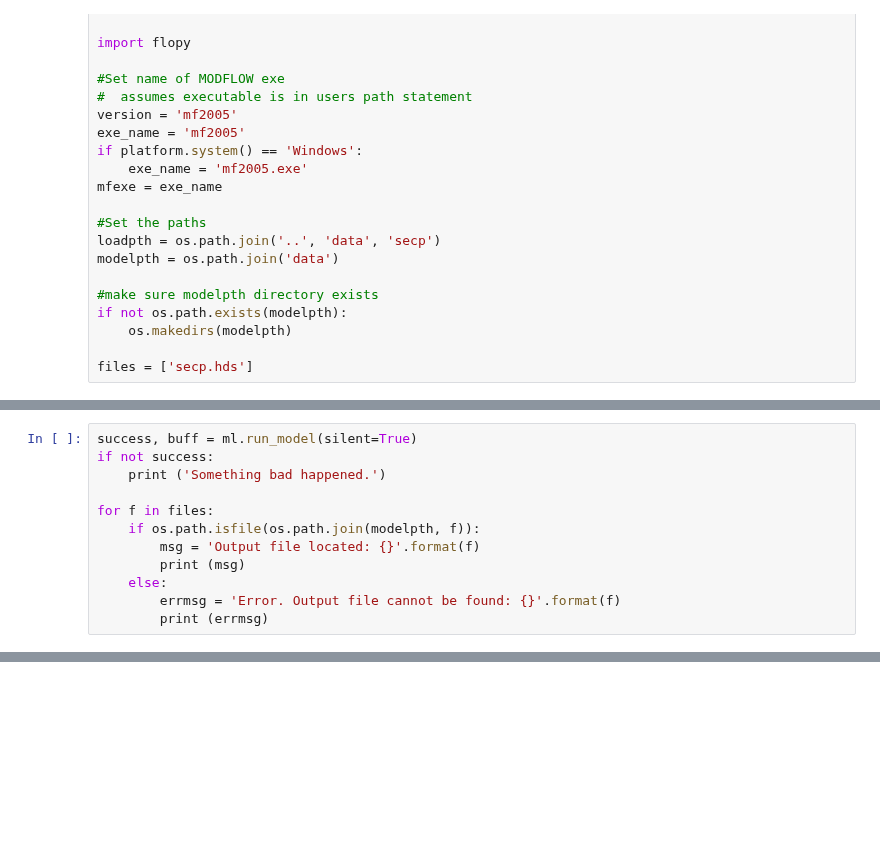
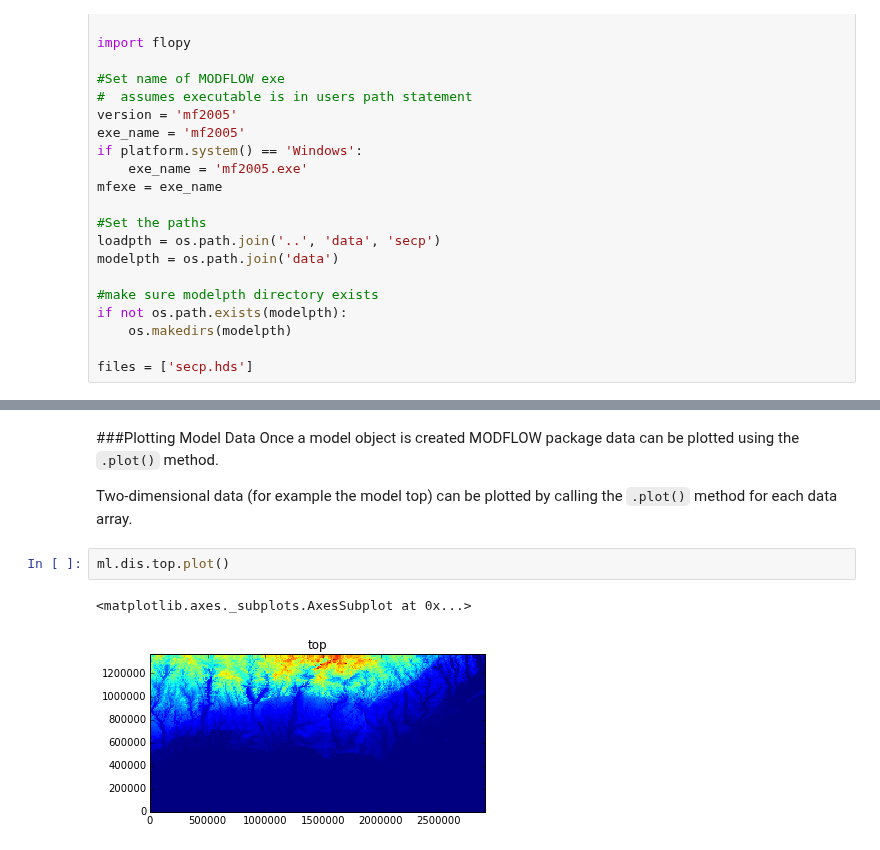
Before and after one commit to modflowpy/flopy, a Jupyter notebook: examples/Notebooks/flopy3_PlotArrayExample.ipynb, the cells around one changed output, grey strips where cells are left out. Cells and saved outputs as stored; diff of their text form; blank space fills up the shorter version.

```diff
--- a/examples/Notebooks/flopy3_PlotArrayExample.ipynb
+++ b/examples/Notebooks/flopy3_PlotArrayExample.ipynb
@@ -42,15 +42,3 @@ temporalReference warning: not dealing wth steady state yet
 
 changing model workspace...
    data
-# %%
-success, buff = ml.run_model(silent=True)
-if not success:
-    print ('Something bad happened.')
-
-for f in files:
-    if os.path.isfile(os.path.join(modelpth, f)):
-        msg = 'Output file located: {}'.format(f)
-        print (msg)
-    else:
-        errmsg = 'Error. Output file cannot be found: {}'.format(f)
-        print (errmsg)
@@ -59,0 +59,10 @@ Output file located: secp.hds
+# %% [markdown]
+###Plotting Model Data
+Once a model object is created MODFLOW package data can be plotted using the `.plot()` method.
+
+Two-dimensional data (for example the model top) can be plotted by calling the `.plot()` method for each data array.
+# %%
+ml.dis.top.plot()
+# %% [output]
+<matplotlib.axes._subplots.AxesSubplot at 0x...>
+[figure, added]
```
Also changed, not shown: parts of 61 cells of this notebook, 5 other files.
